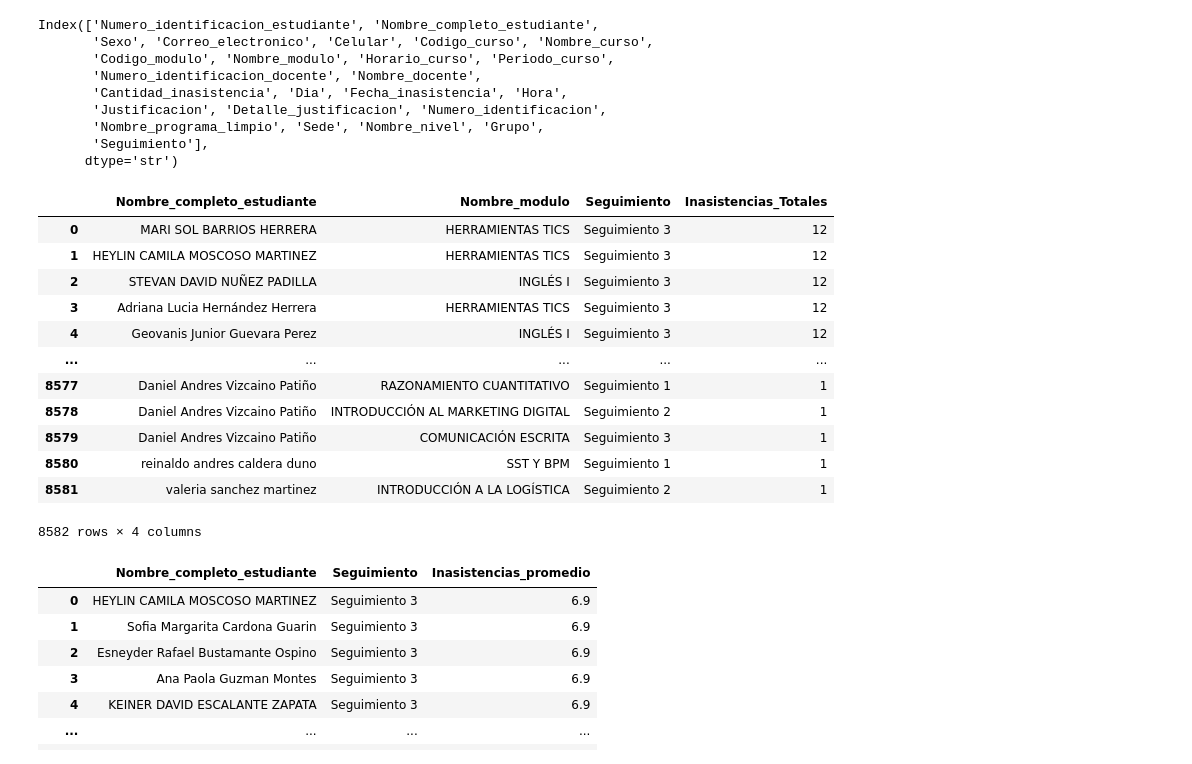
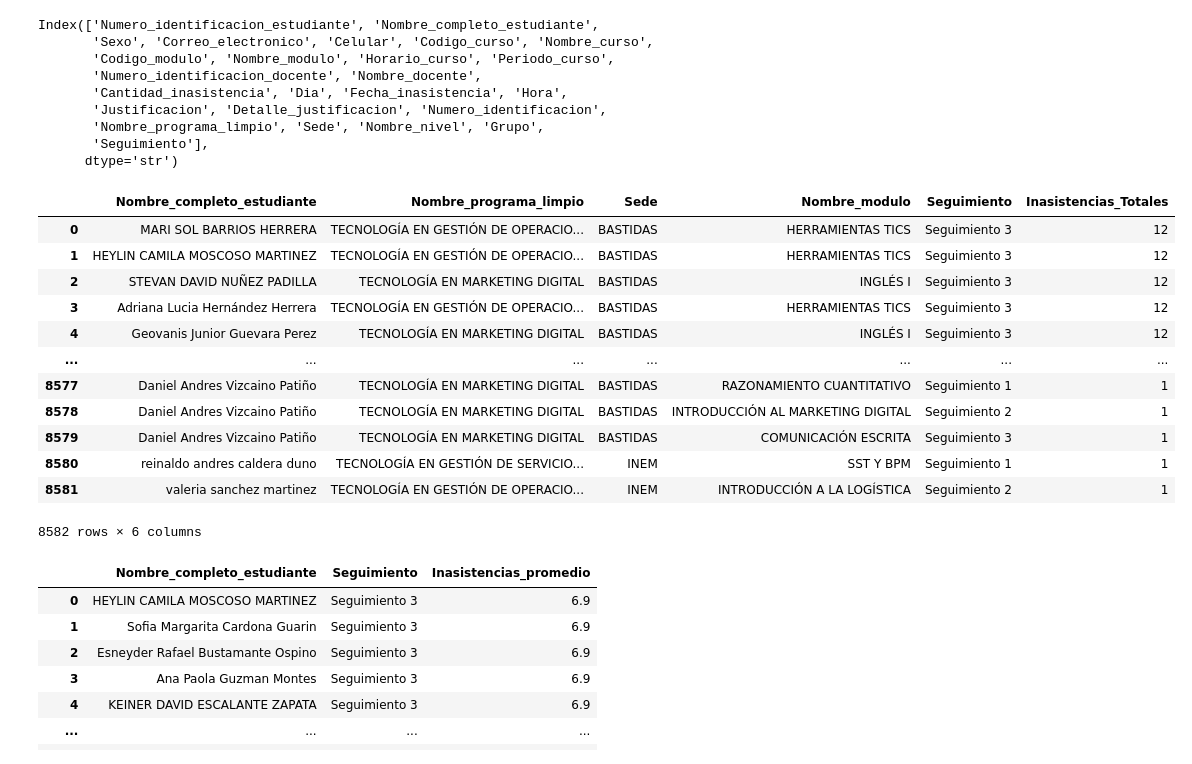
Before and after one commit to Mauricio8474/q10_project, a Jupyter notebook: notebooks/analisis_inasistencias.ipynb, the cells around one changed output. Drawn from its saved outputs; the diff is of its cells as text; code cells hidden in the pictures.

Commit message:
feat: agregar programa y sede a tabla inasistencias_asignatura

```diff
--- a/notebooks/analisis_inasistencias.ipynb
+++ b/notebooks/analisis_inasistencias.ipynb
@@ -138,25 +138,25 @@ Index(['Numero_identificacion_estudiante', 'Nombre_completo_estudiante',
        'Seguimiento'],
       dtype='str')
 # %%
-tabla_inasitencia_por_asignatura = df.groupby(['Nombre_completo_estudiante', 'Nombre_modulo','Seguimiento' ]).agg(
+tabla_inasitencia_por_asignatura = df.groupby(['Nombre_completo_estudiante','Nombre_programa_limpio', 'Sede','Nombre_modulo','Seguimiento' ]).agg(
     Inasistencias_Totales=('Seguimiento', "count"),
 ).reset_index().round(1).sort_values("Inasistencias_Totales", ascending=False).reset_index(drop=True)
 
 display(tabla_inasitencia_por_asignatura)
 # %% [output]
-|  | Nombre_completo_estudiante | Nombre_modulo | Seguimiento | Inasistencias_Totales |
-| 0 | MARI SOL BARRIOS HERRERA | HERRAMIENTAS TICS | Seguimiento 3 | 12 |
-| 1 | HEYLIN CAMILA MOSCOSO MARTINEZ | HERRAMIENTAS TICS | Seguimiento 3 | 12 |
-| 2 | STEVAN DAVID NUÑEZ PADILLA | INGLÉS I | Seguimiento 3 | 12 |
-| 3 | Adriana Lucia Hernández Herrera | HERRAMIENTAS TICS | Seguimiento 3 | 12 |
-| 4 | Geovanis Junior Guevara Perez | INGLÉS I | Seguimiento 3 | 12 |
-| ... | ... | ... | ... | ... |
-| 8577 | Daniel Andres Vizcaino Patiño | RAZONAMIENTO CUANTITATIVO | Seguimiento 1 | 1 |
-| 8578 | Daniel Andres Vizcaino Patiño | INTRODUCCIÓN AL MARKETING DIGITAL | Seguimiento 2 | 1 |
-| 8579 | Daniel Andres Vizcaino Patiño | COMUNICACIÓN ESCRITA | Seguimiento 3 | 1 |
-| 8580 | reinaldo andres caldera duno | SST Y BPM | Seguimiento 1 | 1 |
-| 8581 | valeria sanchez martinez | INTRODUCCIÓN A LA LOGÍSTICA | Seguimiento 2 | 1 |
+|  | Nombre_completo_estudiante | Nombre_programa_limpio | Sede | Nombre_modulo | Seguimiento | Inasistencias_Totales |
+| 0 | MARI SOL BARRIOS HERRERA | TECNOLOGÍA EN GESTIÓN DE OPERACIO... | BASTIDAS | HERRAMIENTAS TICS | Seguimiento 3 | 12 |
+| 1 | HEYLIN CAMILA MOSCOSO MARTINEZ | TECNOLOGÍA EN GESTIÓN DE OPERACIO... | BASTIDAS | HERRAMIENTAS TICS | Seguimiento 3 | 12 |
+| 2 | STEVAN DAVID NUÑEZ PADILLA | TECNOLOGÍA EN MARKETING DIGITAL | BASTIDAS | INGLÉS I | Seguimiento 3 | 12 |
+| 3 | Adriana Lucia Hernández Herrera | TECNOLOGÍA EN GESTIÓN DE OPERACIO... | BASTIDAS | HERRAMIENTAS TICS | Seguimiento 3 | 12 |
+| 4 | Geovanis Junior Guevara Perez | TECNOLOGÍA EN MARKETING DIGITAL | BASTIDAS | INGLÉS I | Seguimiento 3 | 12 |
+| ... | ... | ... | ... | ... | ... | ... |
+| 8577 | Daniel Andres Vizcaino Patiño | TECNOLOGÍA EN MARKETING DIGITAL | BASTIDAS | RAZONAMIENTO CUANTITATIVO | Seguimiento 1 | 1 |
+| 8578 | Daniel Andres Vizcaino Patiño | TECNOLOGÍA EN MARKETING DIGITAL | BASTIDAS | INTRODUCCIÓN AL MARKETING DIGITAL | Seguimiento 2 | 1 |
+| 8579 | Daniel Andres Vizcaino Patiño | TECNOLOGÍA EN MARKETING DIGITAL | BASTIDAS | COMUNICACIÓN ESCRITA | Seguimiento 3 | 1 |
+| 8580 | reinaldo andres caldera duno | TECNOLOGÍA EN GESTIÓN DE SERVICIO... | INEM | SST Y BPM | Seguimiento 1 | 1 |
+| 8581 | valeria sanchez martinez | TECNOLOGÍA EN GESTIÓN DE OPERACIO... | INEM | INTRODUCCIÓN A LA LOGÍSTICA | Seguimiento 2 | 1 |
-8582 rows × 4 columns
+8582 rows × 6 columns
 # %%
 tabla_inasitencia_por_asignatura_promedio = tabla_inasitencia_por_asignatura.groupby(['Nombre_completo_estudiante','Seguimiento' ]).agg(
     Inasistencias_promedio=("Inasistencias_Totales", "mean"),
```
Also changed, not shown: 1 other file.
